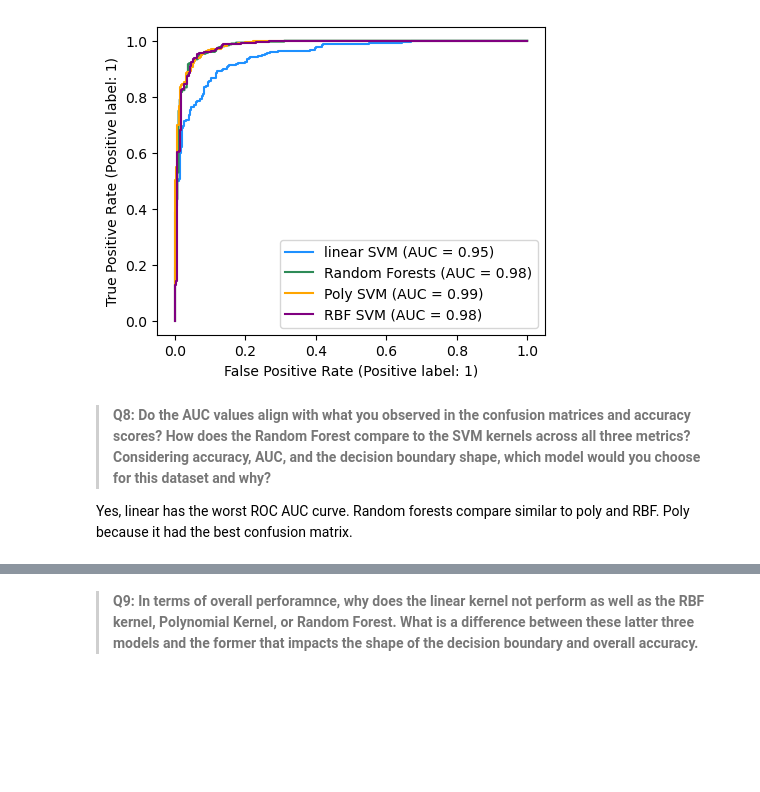
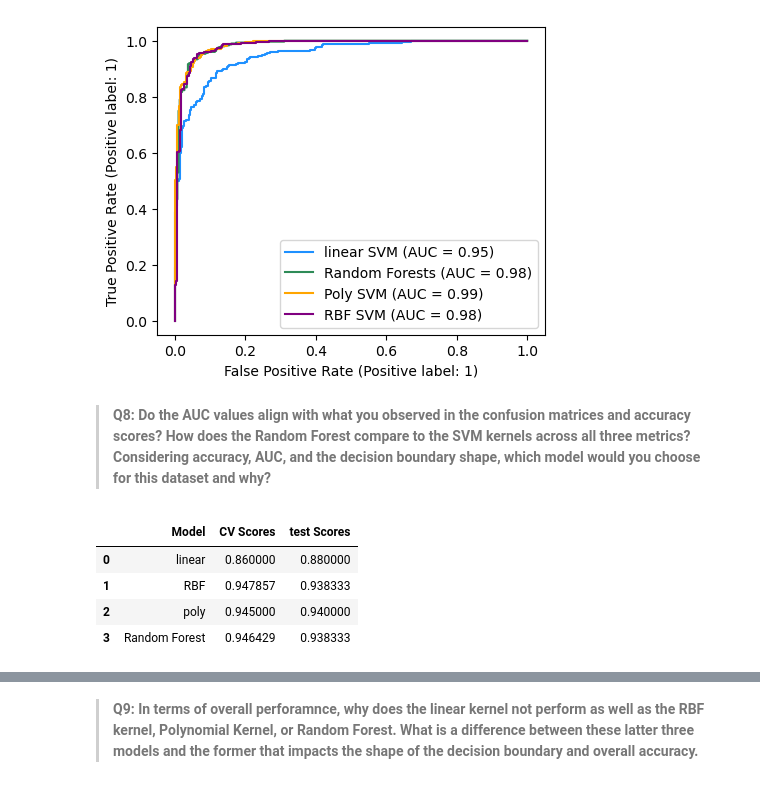
Before and after one commit to meganhessel/eds232_machine_learning_labs, a Jupyter notebook: lab8.ipynb, the cells around one changed output, grey strips where cells are left out. Cells and saved outputs as stored; diff of their text form; code cells hidden in the pictures; blank space fills up the shorter version.

```diff
--- a/lab8.ipynb
+++ b/lab8.ipynb
@@ -522,7 +513,16 @@ RocCurveDisplay.from_estimator(rbf_best, X_test_sc, y_test, name = "RBF SVM", ax
 [figure]
 # %% [markdown]
 > **Q8: Do the AUC values align with what you observed in the confusion matrices and accuracy scores? How does the Random Forest compare to the SVM kernels across all three metrics? Considering accuracy, AUC, and the decision boundary shape, which model would you choose for this dataset and why?**
-
-Yes, linear has the worst ROC AUC curve.
-Random forests compare similar to poly and RBF.
-Poly because it had the best confusion matrix.
+# %%
+# Compare CV and test accuracy scores
+pd.DataFrame({
+    'Model' : ['linear','RBF', 'poly', 'Random Forest'],
+    'CV Scores': [grid_linear.best_score_, grid_rbf.best_score_, grid_poly.best_score_, grid_rf.best_score_],
+    'test Scores': [svc_acc, rbf_acc, poly_acc, test_acc_rf]
+})
+# %% [output]
+|  | Model | CV Scores | test Scores |
+| 0 | linear | 0.860000 | 0.880000 |
+| 1 | RBF | 0.947857 | 0.938333 |
+| 2 | poly | 0.945000 | 0.940000 |
+| 3 | Random Forest | 0.946429 | 0.938333 |
```
Also changed, not shown: parts of 11 cells of this notebook.
